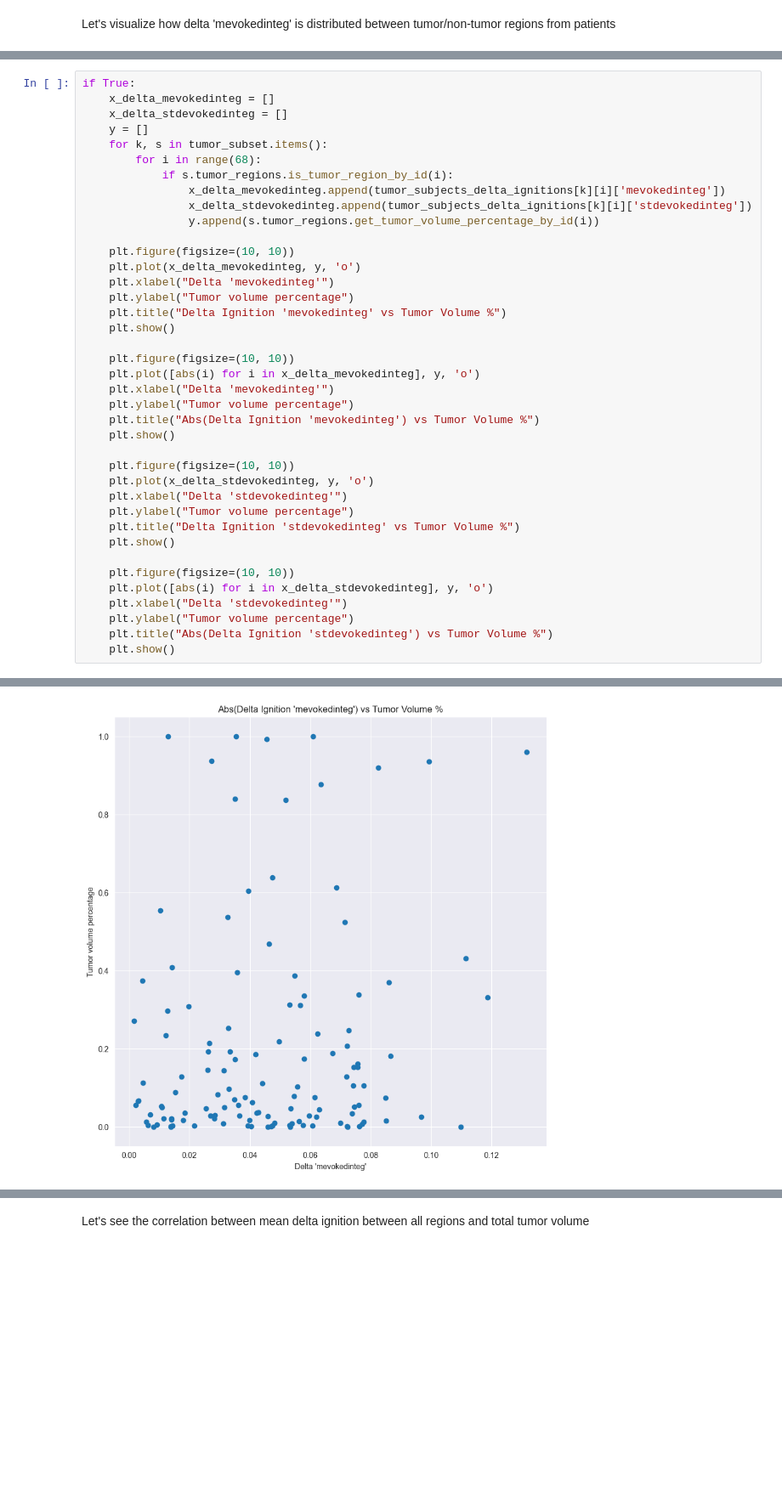
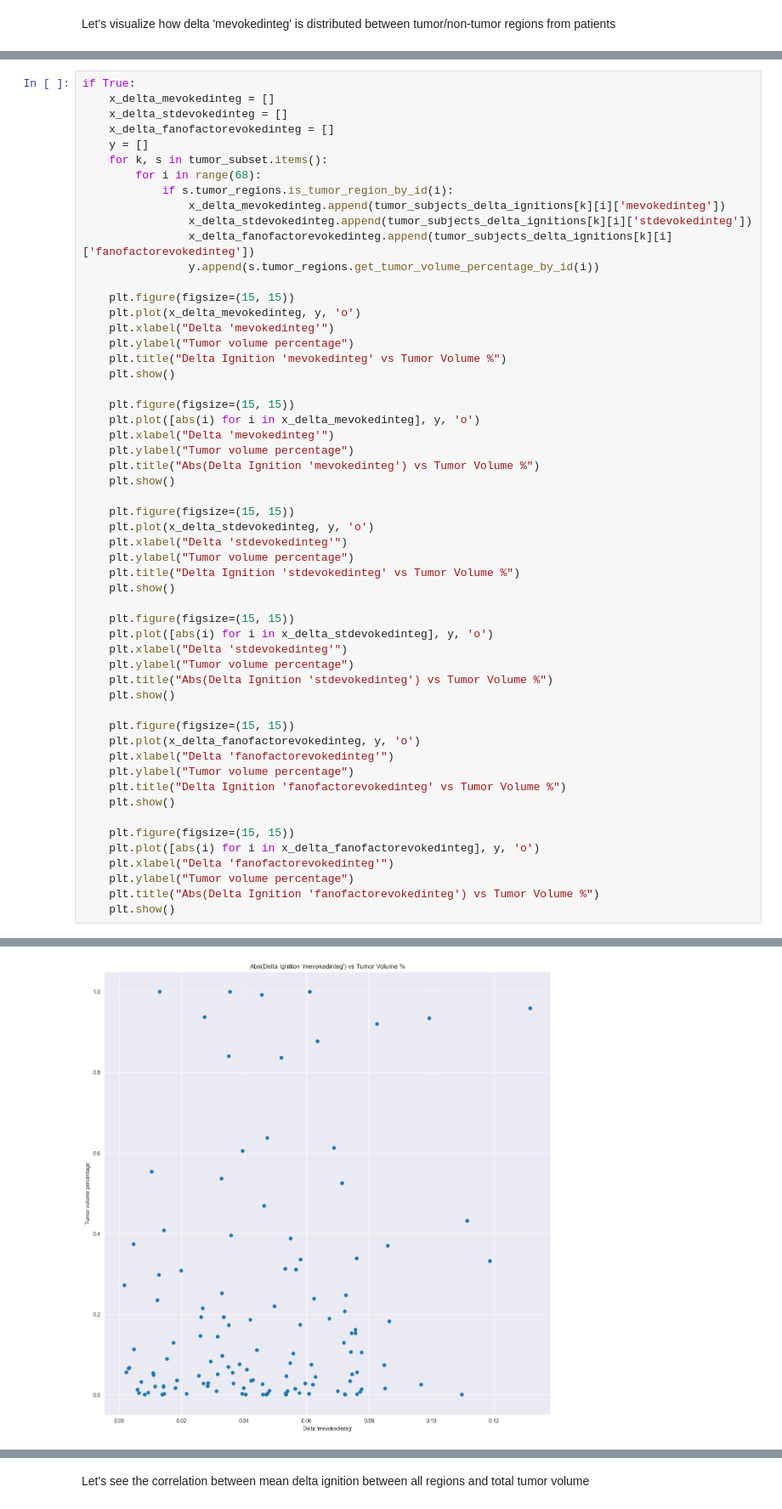
Before and after one commit to ajunca/BrainTumor, a Jupyter notebook: computations/ignition/ignition_deltas.ipynb, the cells around one changed output, grey strips where cells are left out. Shown at 85% size. Saved outputs shown, nothing was run; the diff lists cells and outputs as text; blank space fills up the shorter version.

```diff
--- a/computations/ignition/ignition_deltas.ipynb
+++ b/computations/ignition/ignition_deltas.ipynb
@@ -107,39 +107,55 @@ Graph tumor regions:
 if True:
     x_delta_mevokedinteg = []
     x_delta_stdevokedinteg = []
+    x_delta_fanofactorevokedinteg = []
     y = []
     for k, s in tumor_subset.items():
         for i in range(68):
             if s.tumor_regions.is_tumor_region_by_id(i):
                 x_delta_mevokedinteg.append(tumor_subjects_delta_ignitions[k][i]['mevokedinteg'])
                 x_delta_stdevokedinteg.append(tumor_subjects_delta_ignitions[k][i]['stdevokedinteg'])
+                x_delta_fanofactorevokedinteg.append(tumor_subjects_delta_ignitions[k][i]['fanofactorevokedinteg'])
                 y.append(s.tumor_regions.get_tumor_volume_percentage_by_id(i))
 
-    plt.figure(figsize=(10, 10))
+    plt.figure(figsize=(15, 15))
     plt.plot(x_delta_mevokedinteg, y, 'o')
     plt.xlabel("Delta 'mevokedinteg'")
     plt.ylabel("Tumor volume percentage")
     plt.title("Delta Ignition 'mevokedinteg' vs Tumor Volume %")
     plt.show()
 
-    plt.figure(figsize=(10, 10))
+    plt.figure(figsize=(15, 15))
     plt.plot([abs(i) for i in x_delta_mevokedinteg], y, 'o')
     plt.xlabel("Delta 'mevokedinteg'")
     plt.ylabel("Tumor volume percentage")
     plt.title("Abs(Delta Ignition 'mevokedinteg') vs Tumor Volume %")
     plt.show()
 
-    plt.figure(figsize=(10, 10))
+    plt.figure(figsize=(15, 15))
     plt.plot(x_delta_stdevokedinteg, y, 'o')
     plt.xlabel("Delta 'stdevokedinteg'")
     plt.ylabel("Tumor volume percentage")
     plt.title("Delta Ignition 'stdevokedinteg' vs Tumor Volume %")
     plt.show()
 
-    plt.figure(figsize=(10, 10))
+    plt.figure(figsize=(15, 15))
     plt.plot([abs(i) for i in x_delta_stdevokedinteg], y, 'o')
     plt.xlabel("Delta 'stdevokedinteg'")
     plt.ylabel("Tumor volume percentage")
     plt.title("Abs(Delta Ignition 'stdevokedinteg') vs Tumor Volume %")
     plt.show()
+
+    plt.figure(figsize=(15, 15))
+    plt.plot(x_delta_fanofactorevokedinteg, y, 'o')
+    plt.xlabel("Delta 'fanofactorevokedinteg'")
+    plt.ylabel("Tumor volume percentage")
+    plt.title("Delta Ignition 'fanofactorevokedinteg' vs Tumor Volume %")
+    plt.show()
+
+    plt.figure(figsize=(15, 15))
+    plt.plot([abs(i) for i in x_delta_fanofactorevokedinteg], y, 'o')
+    plt.xlabel("Delta 'fanofactorevokedinteg'")
+    plt.ylabel("Tumor volume percentage")
+    plt.title("Abs(Delta Ignition 'fanofactorevokedinteg') vs Tumor Volume %")
+    plt.show()
 # %% [output]
@@ -147 +163 @@ if True:
-[figure, old version]
+[figure, new version]
```
Also changed, not shown: parts of 4 cells of this notebook, 4 other files.
